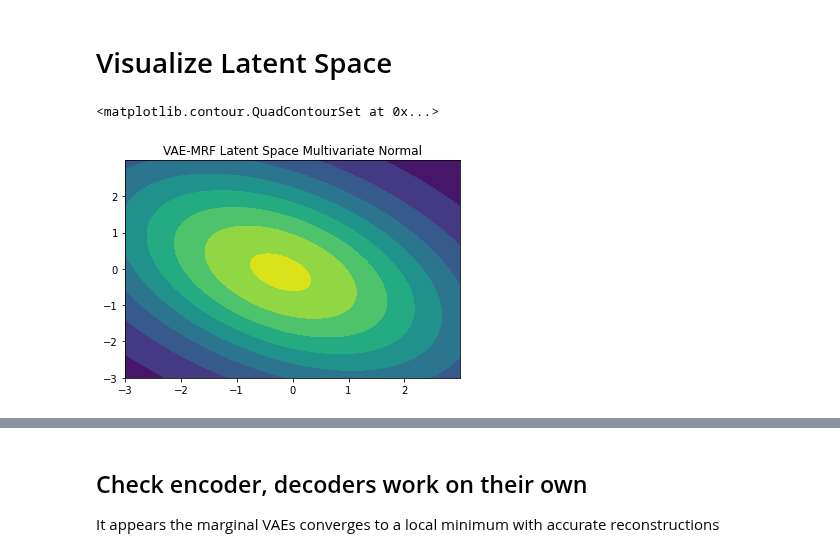
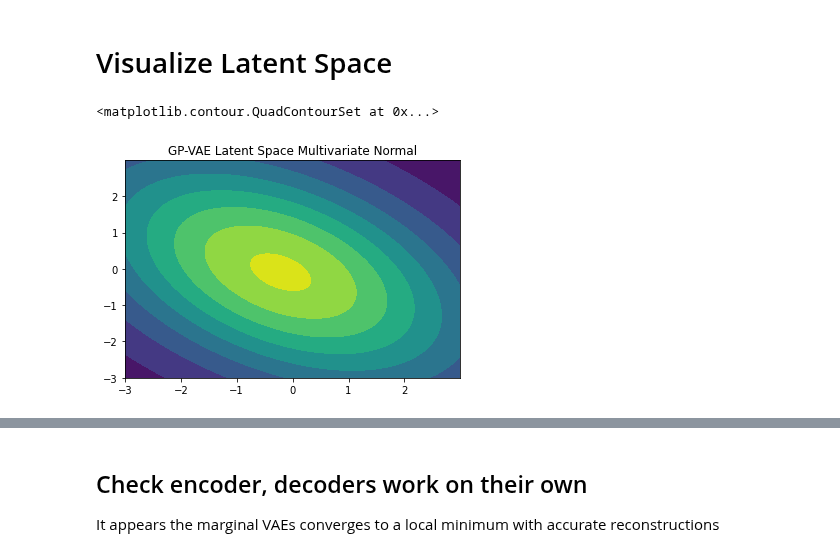
Before and after one commit to Kwanikaze/vpandas, a Jupyter notebook: MRF_VAE_binary_vars.ipynb, the cells around one changed output, grey strips where cells are left out. Drawn from its saved outputs; the diff is of its cells as text; code cells hidden in the pictures.

```diff
--- a/MRF_VAE_binary_vars.ipynb
+++ b/MRF_VAE_binary_vars.ipynb
@@ -790,11 +782,11 @@ Print prediction results for B only:
 # %%
 x, y = np.mgrid[-3:3:.01, -3:3:.01]
 pos = np.dstack((x, y))
 rv = multivariate_normal([-0.214131, -0.09071361], [[5.76495748, -2.4135967], [-2.4135967, 5.09340934]])
 fig2 = plt.figure()
-plt.title("VAE-MRF Latent Space Multivariate Normal")
+plt.title("GP-VAE Latent Space Multivariate Normal")
 ax2 = fig2.add_subplot(111)
 ax2.contourf(x, y, rv.pdf(pos))
 # %% [output]
 <matplotlib.contour.QuadContourSet at 0x...>
-[figure, old version]
+[figure, new version]
```
Also changed, not shown: parts of 12 cells of this notebook.
